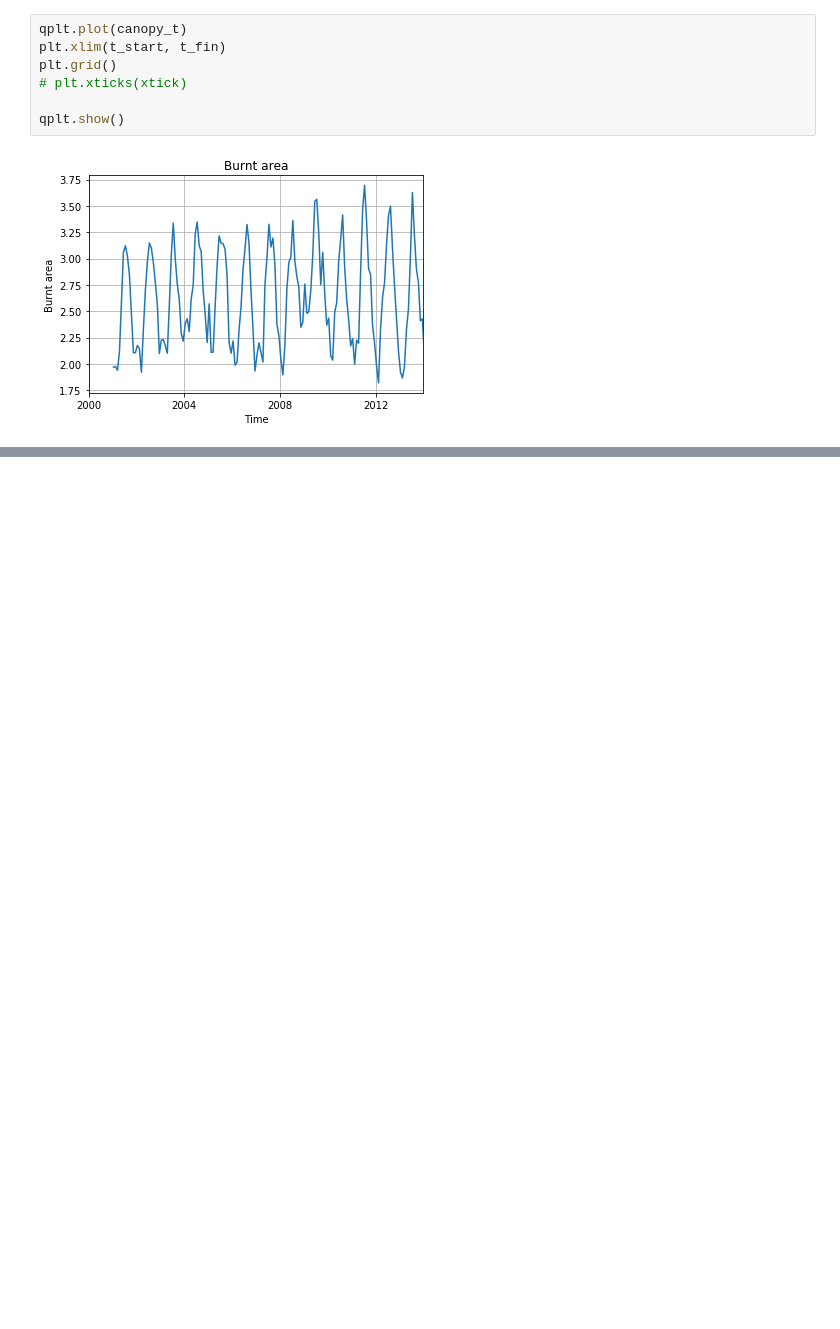
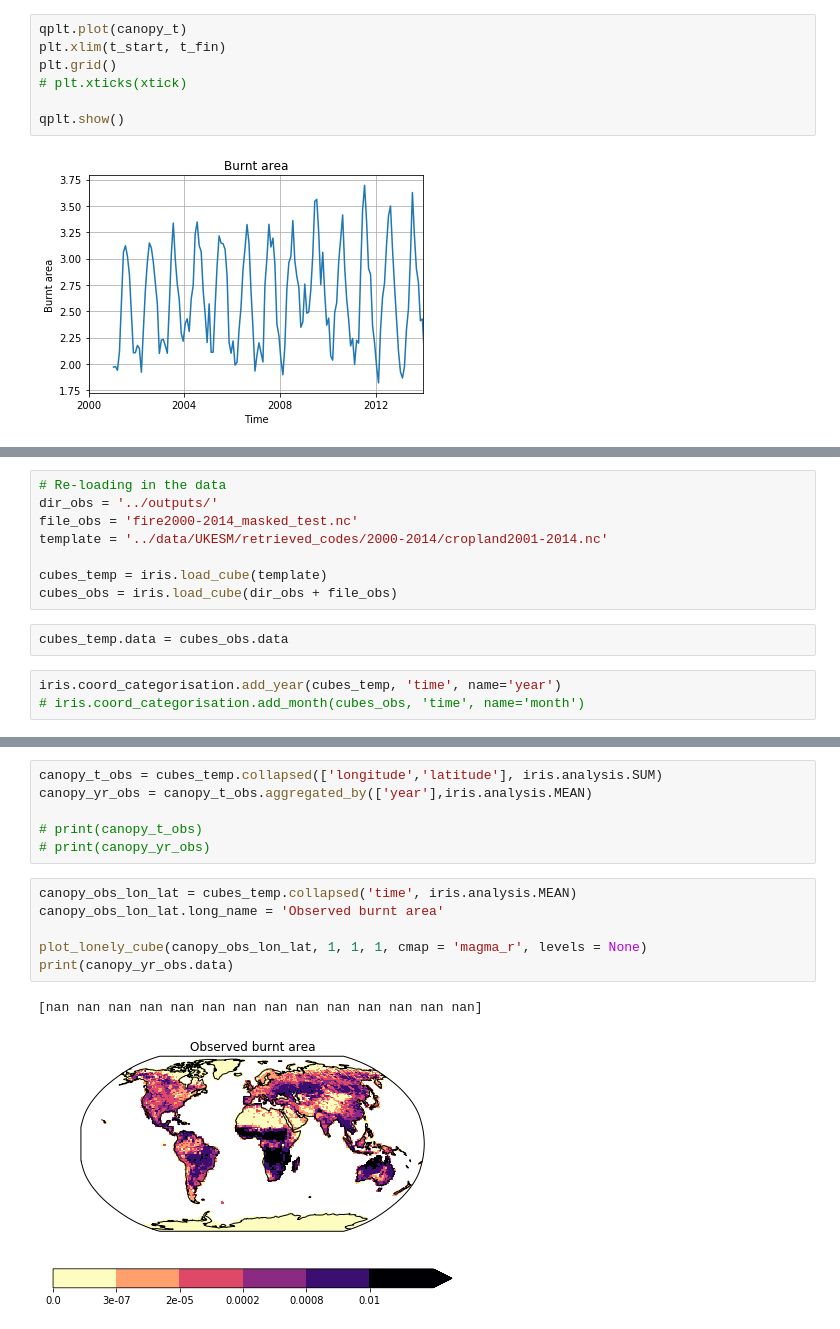
Before and after one commit to douglask3/UKESM-ConFire, a Jupyter notebook: notebooks/plot_burnt_area.ipynb, the cells around one changed output, grey strips where cells are left out. Drawn from its saved outputs; the diff is of its cells as text; blank space fills up the shorter version.

Commit message:
Still trying to get obs fire to plot :(

```diff
--- a/notebooks/plot_burnt_area.ipynb
+++ b/notebooks/plot_burnt_area.ipynb
@@ -154,0 +83,13 @@ plt.show()
+# %%
+# Re-loading in the data
+dir_obs = '../outputs/'
+file_obs = 'fire2000-2014_masked_test.nc'
+template = '../data/UKESM/retrieved_codes/2000-2014/cropland2001-2014.nc'
+
+cubes_temp = iris.load_cube(template)
+cubes_obs = iris.load_cube(dir_obs + file_obs)
+# %%
+cubes_temp.data = cubes_obs.data
+# %%
+iris.coord_categorisation.add_year(cubes_temp, 'time', name='year')
+# iris.coord_categorisation.add_month(cubes_obs, 'time', name='month')
@@ -154,0 +107,15 @@ plt.show()
+# %%
+canopy_t_obs = cubes_temp.collapsed(['longitude','latitude'], iris.analysis.SUM)
+canopy_yr_obs = canopy_t_obs.aggregated_by(['year'],iris.analysis.MEAN)
+
+# print(canopy_t_obs)
+# print(canopy_yr_obs)
+# %%
+canopy_obs_lon_lat = cubes_temp.collapsed('time', iris.analysis.MEAN)
+canopy_obs_lon_lat.long_name = 'Observed burnt area'
+
+plot_lonely_cube(canopy_obs_lon_lat, 1, 1, 1, cmap = 'magma_r', levels = None)
+print(canopy_yr_obs.data)
+# %% [output]
+[nan nan nan nan nan nan nan nan nan nan nan nan nan nan]
+[figure, added]
```
Also changed, not shown: parts of 11 cells of this notebook.
